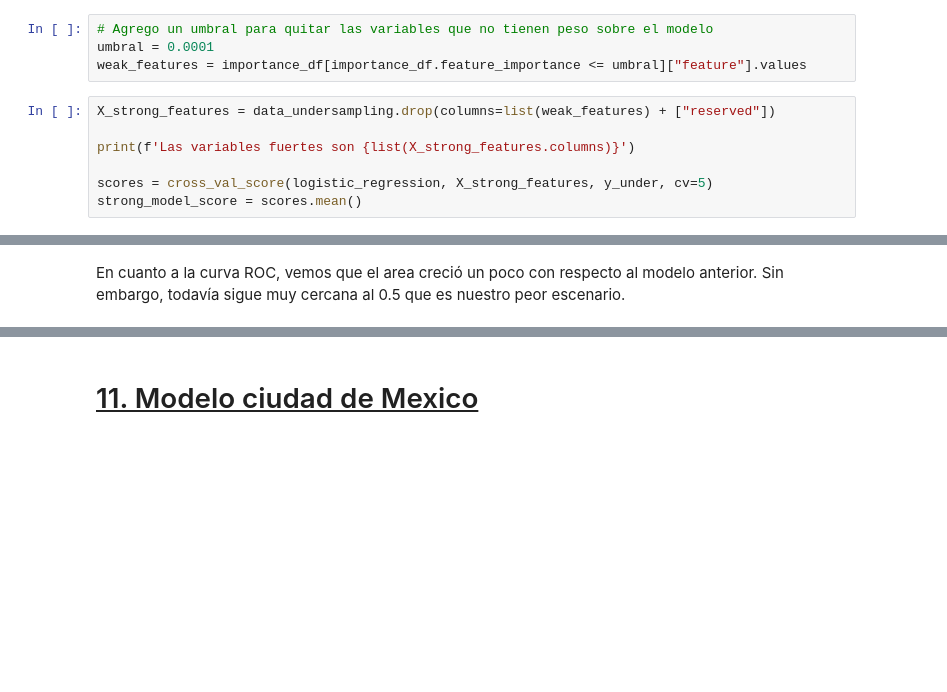
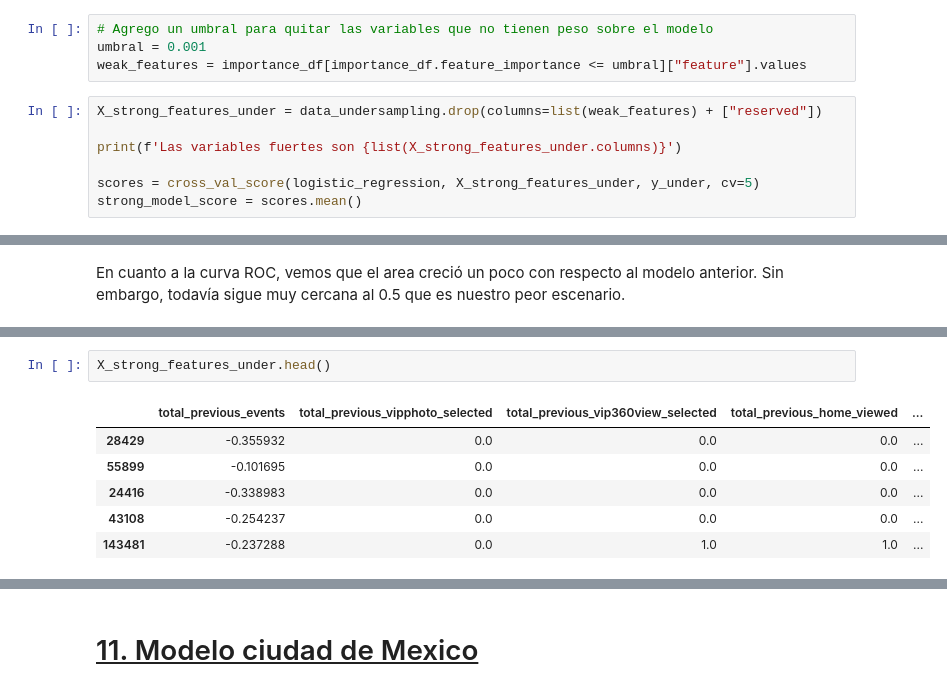
Before and after one commit to adilelle1/navegacion_web_poo, a Jupyter notebook: navegacion_web.ipynb, the cells around one changed output, grey strips where cells are left out. Cells and saved outputs as stored; diff of their text form; blank space fills up the shorter version.

```diff
--- a/navegacion_web.ipynb
+++ b/navegacion_web.ipynb
@@ -1377,12 +1457,12 @@ Despues de la permutacion de variables, asi decrece el score en terminos de vari
 # %%
 # Agrego un umbral para quitar las variables que no tienen peso sobre el modelo
-umbral = 0.0001
+umbral = 0.001
 weak_features = importance_df[importance_df.feature_importance <= umbral]["feature"].values
 # %%
-X_strong_features = data_undersampling.drop(columns=list(weak_features) + ["reserved"])
+X_strong_features_under = data_undersampling.drop(columns=list(weak_features) + ["reserved"])
 
-print(f'Las variables fuertes son {list(X_strong_features.columns)}')
+print(f'Las variables fuertes son {list(X_strong_features_under.columns)}')
 
-scores = cross_val_score(logistic_regression, X_strong_features, y_under, cv=5)
+scores = cross_val_score(logistic_regression, X_strong_features_under, y_under, cv=5)
 strong_model_score = scores.mean()
 # %% [output]
@@ -1432,0 +1535,9 @@ En cuanto a la curva ROC, vemos que el area creció un poco con respecto al mode
+# %%
+X_strong_features_under.head()
+# %% [output]
+|  | total_previous_events | total_previous_vipphoto_selected | total_previous_vip360view_selected | total_previous_home_viewed | ... |
+| 28429 | -0.355932 | 0.0 | 0.0 | 0.0 | ... |
+| 55899 | -0.101695 | 0.0 | 0.0 | 0.0 | ... |
+| 24416 | -0.338983 | 0.0 | 0.0 | 0.0 | ... |
+| 43108 | -0.254237 | 0.0 | 0.0 | 0.0 | ... |
+| 143481 | -0.237288 | 0.0 | 1.0 | 1.0 | ... |
```
Also changed, not shown: parts of 40 cells of this notebook, 1 other file.
